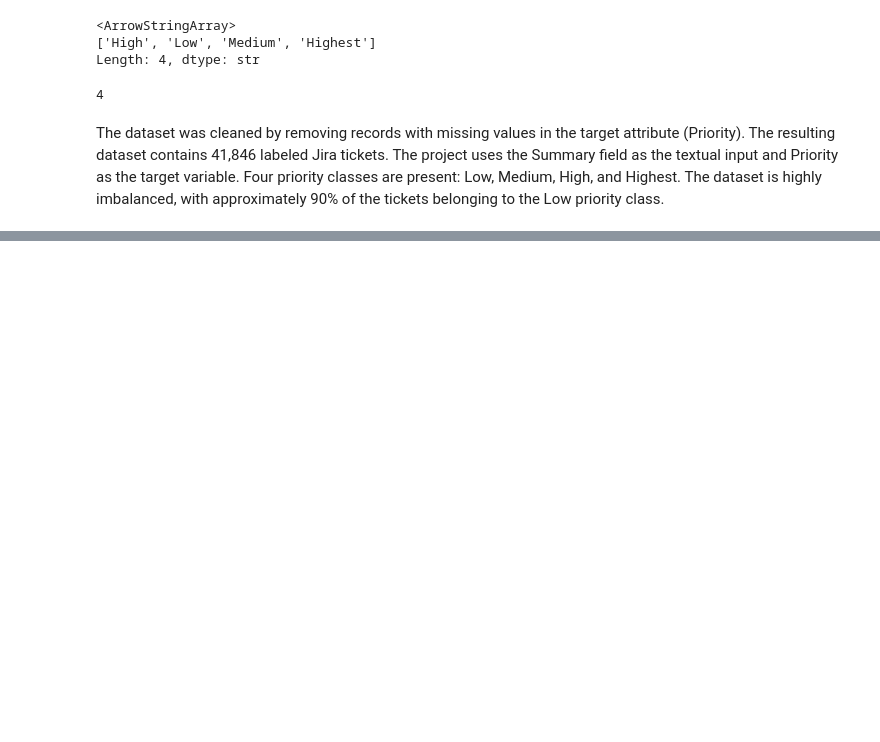
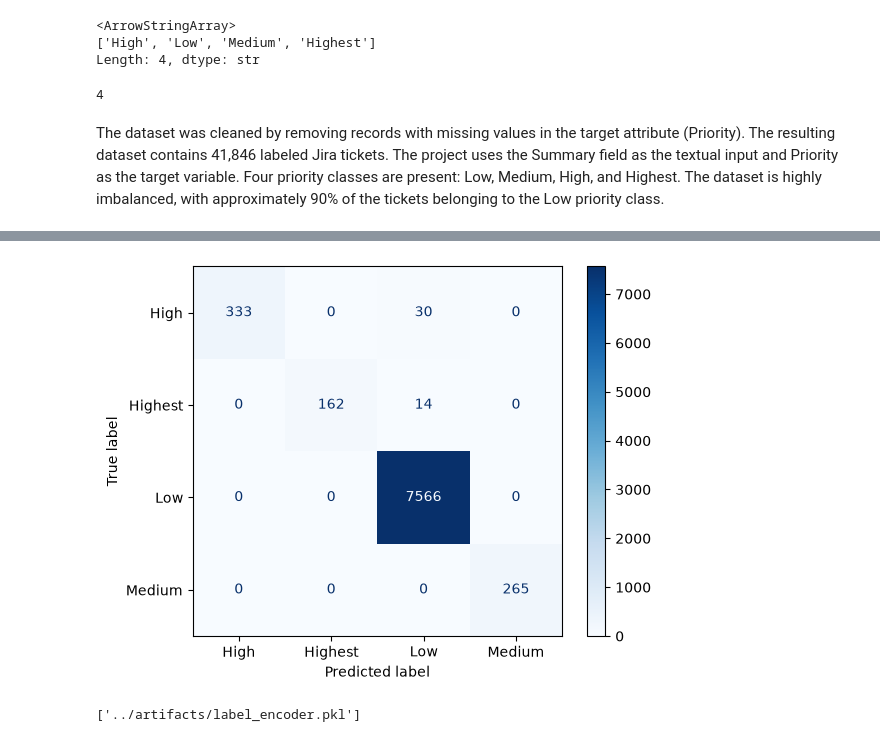
Before and after one commit to kumarashish33/AI-Jira-Priority-Prediction, a Jupyter notebook: notebooks/120.ipynb, the cells around one changed output, grey strips where cells are left out. Cells and saved outputs as stored; diff of their text form; code cells hidden in the pictures; blank space fills up the shorter version.

```diff
--- a/notebooks/01_EDA.ipynb
+++ b/notebooks/120.ipynb
@@ -244,0 +350,25 @@ jira_df.to_csv("../data/processed/jira_cleaned.csv", index=False)
+# %%
+X = jira_df['Clean_Summary']
+y = jira_df['Encoded_Priority']
+# %%
+from sklearn.model_selection import train_test_split
+
+X_train,X_test,y_train,y_test = train_test_split(
+    X,
+    y,
+    test_size=0.2,random_state=42,stratify=y
+)
+# %%
+from sklearn.feature_extraction.text import TfidfVectorizer
+tfidf = TfidfVectorizer()
+
+X_train = tfidf.fit_transform(X_train)
+X_test = tfidf.transform(X_test)
+# %%
+from sklearn.linear_model import LogisticRegression
+model = LogisticRegression(
+    random_state=42,max_iter=1000
+)
+model.fit(X_train,y_train)
+
+y_pred = model.predict(X_test)
@@ -244,0 +413,23 @@ jira_df.to_csv("../data/processed/jira_cleaned.csv", index=False)
+# %%
+from sklearn.metrics import confusion_matrix, ConfusionMatrixDisplay
+import matplotlib.pyplot as plt
+
+cm = confusion_matrix(y_test, y_pred)
+
+disp = ConfusionMatrixDisplay(
+    confusion_matrix=cm,
+    display_labels=label_encoder.classes_
+)
+
+disp.plot(cmap="Blues")
+plt.show()
+# %% [output]
+[figure, added]
+# %%
+import joblib
+
+joblib.dump(model, "../artifacts/logistic_regression_model.pkl")
+joblib.dump(tfidf, "../artifacts/tfidf_vectorizer.pkl")
+joblib.dump(label_encoder, "../artifacts/label_encoder.pkl")
+# %% [output]
+['../artifacts/label_encoder.pkl']
```
Also changed, not shown: parts of 40 cells of this notebook, 6 other files.
